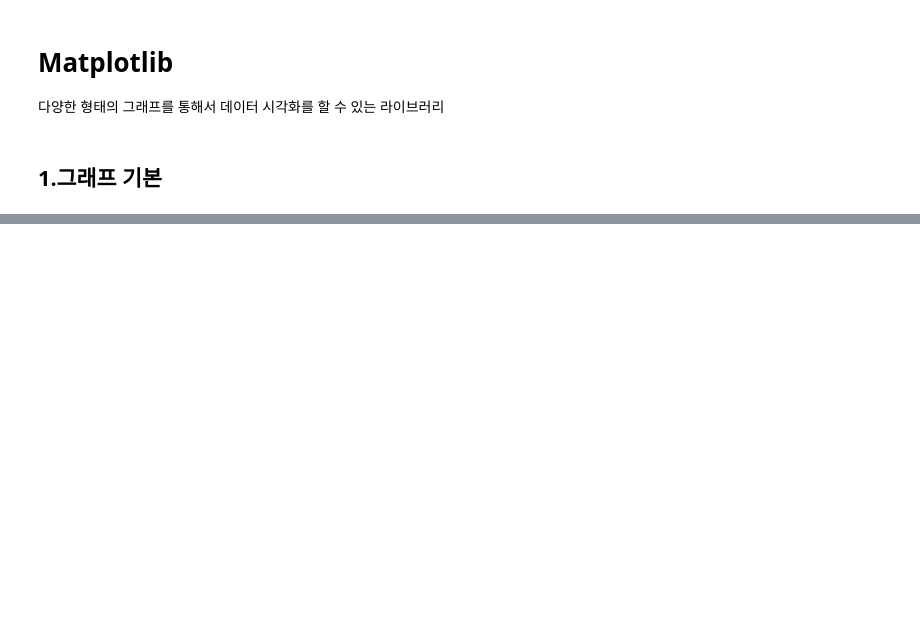
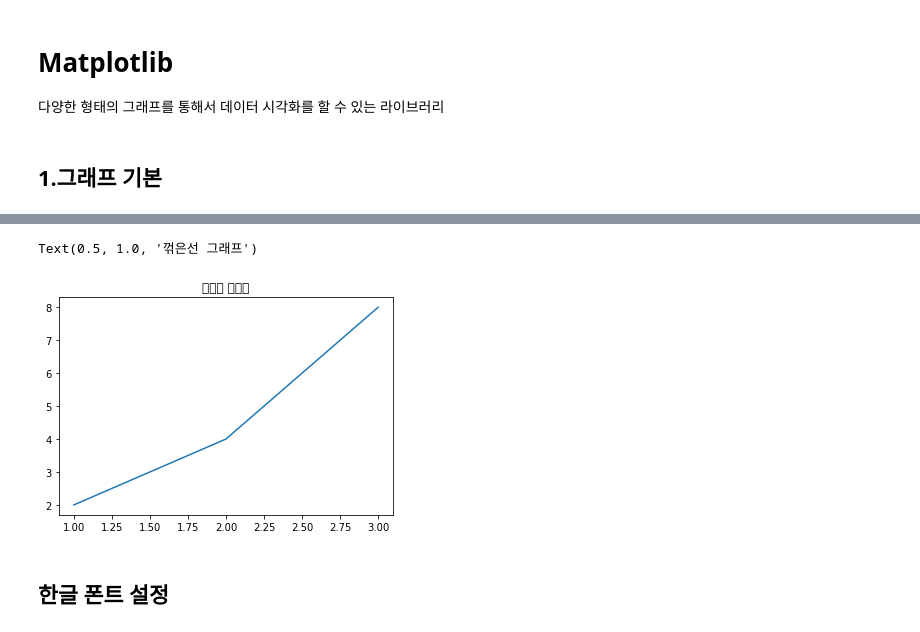
Before and after one commit to Lion-Heart-KR/DataAnalysisAndVisualization, a Jupyter notebook: Matplotlib/01.기본.ipynb, the cells around one changed output, grey strips where cells are left out. Drawn from its saved outputs; the diff is of its cells as text; code cells hidden in the pictures; blank space fills up the shorter version.

```diff
--- a/Matplotlib/01.기본.ipynb
+++ b/Matplotlib/01.기본.ipynb
@@ -13,0 +33,8 @@ AttributeError: module 'matplotlib' has no attribute 'plot'
+# %%
+plt.plot(x,y)
+plt.title('꺾은선 그래프')
+# %% [output]
+Text(0.5, 1.0, '꺾은선 그래프')
+[figure, added]
+# %% [markdown]
+## 한글 폰트 설정
```
Also changed, not shown: parts of 10 cells of this notebook, 8 other files.
